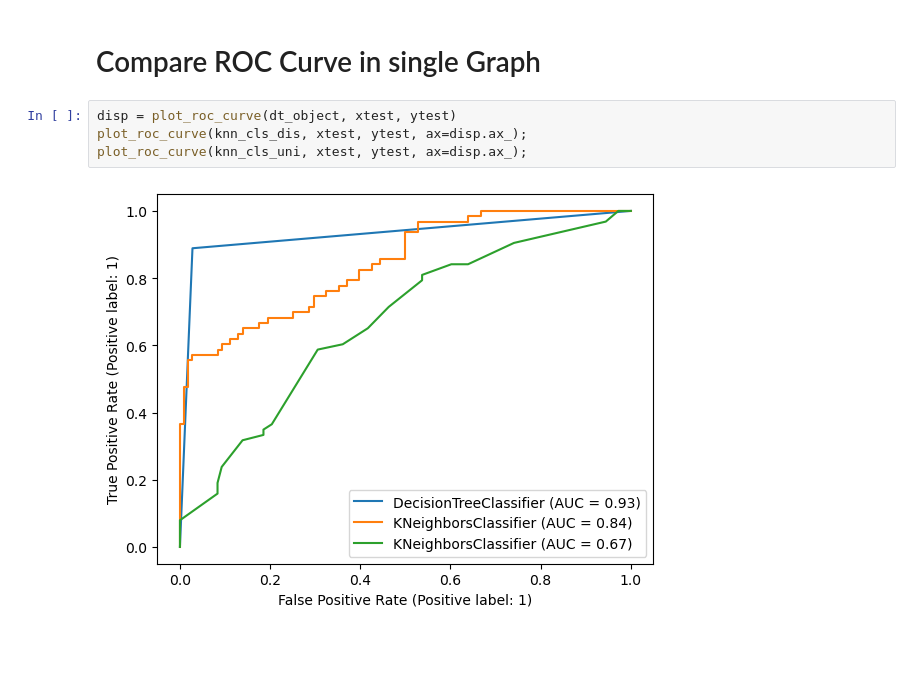
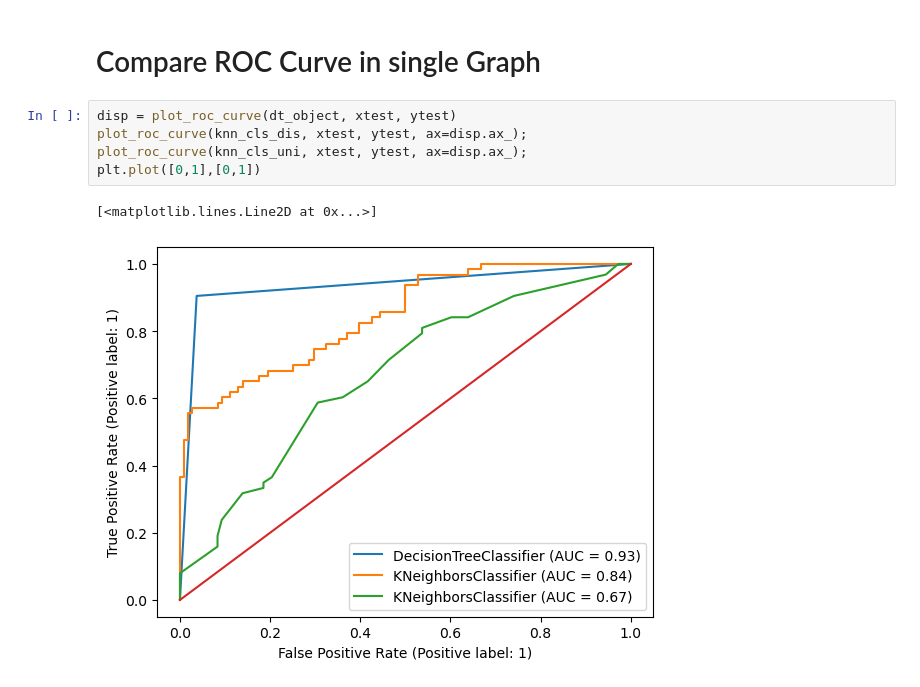
Before and after one commit to pritomsh/road_to_ml, a Jupyter notebook: confusion_matrix/confusion_matrix_breast_cancer.ipynb, the cells around one changed output. Cells and saved outputs as stored; diff of their text form; blank space fills up the shorter version.

```diff
--- a/confusion_matrix/confusion_matrix_breast_cancer.ipynb
+++ b/confusion_matrix/confusion_matrix_breast_cancer.ipynb
@@ -595,6 +584,8 @@ plt.plot([0,1],[0,1])
 # %%
 disp = plot_roc_curve(dt_object, xtest, ytest)
 plot_roc_curve(knn_cls_dis, xtest, ytest, ax=disp.ax_);
 plot_roc_curve(knn_cls_uni, xtest, ytest, ax=disp.ax_);
+plt.plot([0,1],[0,1])
 # %% [output]
+[<matplotlib.lines.Line2D at 0x...>]
-[figure, old version]
+[figure, new version]
```
Also changed, not shown: parts of 18 cells of this notebook.
